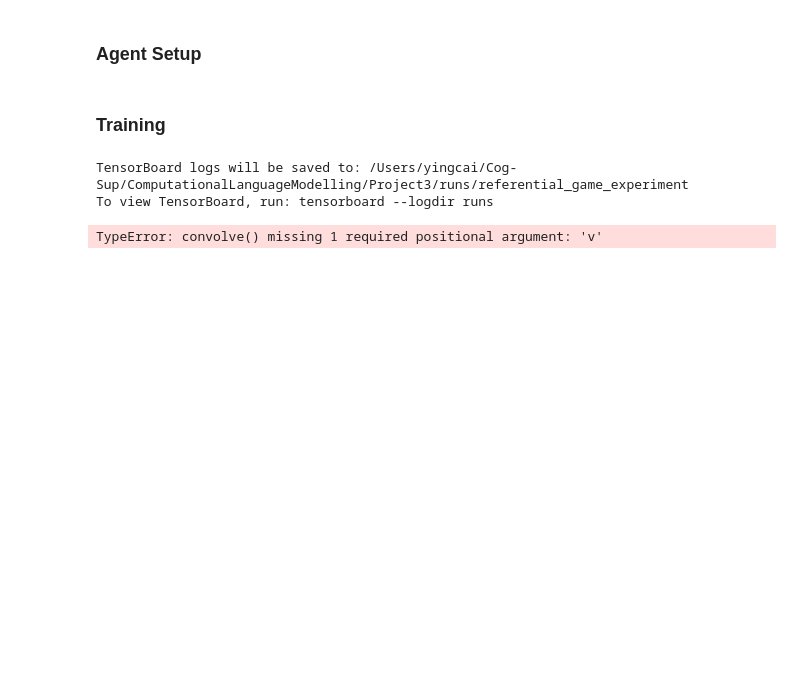
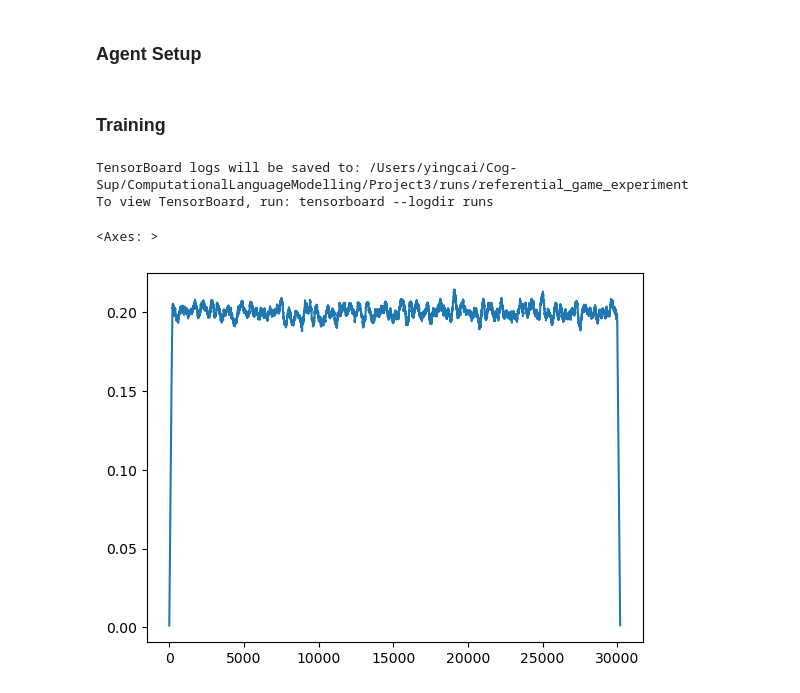
Before and after one commit to IVAN-Hu-yi/Project3, a Jupyter notebook: Communication Games.ipynb, the cells around one changed output. Cells and saved outputs as stored; diff of their text form; code cells hidden in the pictures; blank space fills up the shorter version.

```diff
--- a/Communication Games.ipynb
+++ b/Communication Games.ipynb
@@ -2128,11 +2128,11 @@ criticcfg = {
 cfgs = (alicecfg, bobcfg, criticcfg)
 # %%
 ## Algorithm Params
-IMG_EPISODES = 3e4
+IMG_EPISODES = 3e5
 IMG_BATCH_SIZE = 64
 IMG_LEARNING_RATE = 1e-4
 IMG_K_IMAGES = 5
-BETA = 0.1
+BETA = 0.05
 # %%
 class LSTMImageAlice(nn.Module):
 
@@ -2404,8 +2404,10 @@ postfix = f"test"
 writer = SummaryWriter(os.path.join(log_dir, prefix, postfix))
 autoencoder = ConvAutoEncoder().to(device)
 autoencoder.load_state_dict(torch.load("conv_autoencoder_referential_game.pth"))
+nature = Image_Nature()
 trained_alice, trained_bob, history = train_lstm_referential_game(ae=autoencoder, dataset=nature, cfgs=cfgs, writer=writer, device=device)
 # %%
-sns.lineplot(np.convolve(history), np.ones(200)/200))
+sns.lineplot(np.convolve(history, np.ones(200)/200))
 # %% [output]
-TypeError: convolve() missing 1 required positional argument: 'v'
+<Axes: >
+[figure, added]
```
Also changed, not shown: parts of 5 cells of this notebook.
